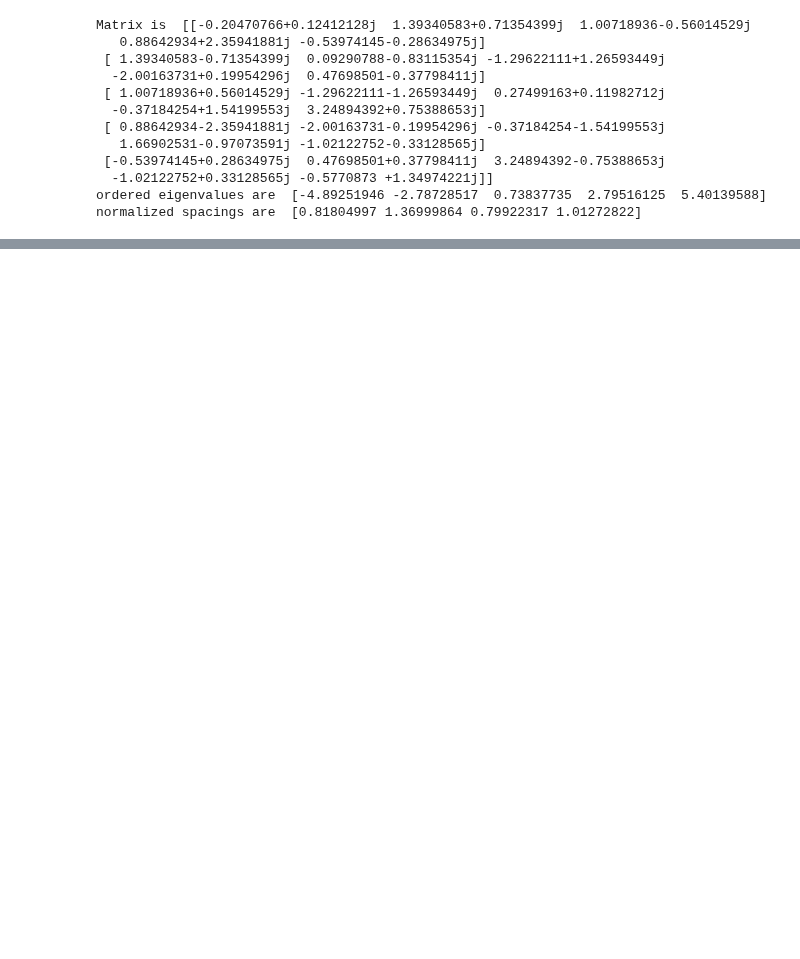
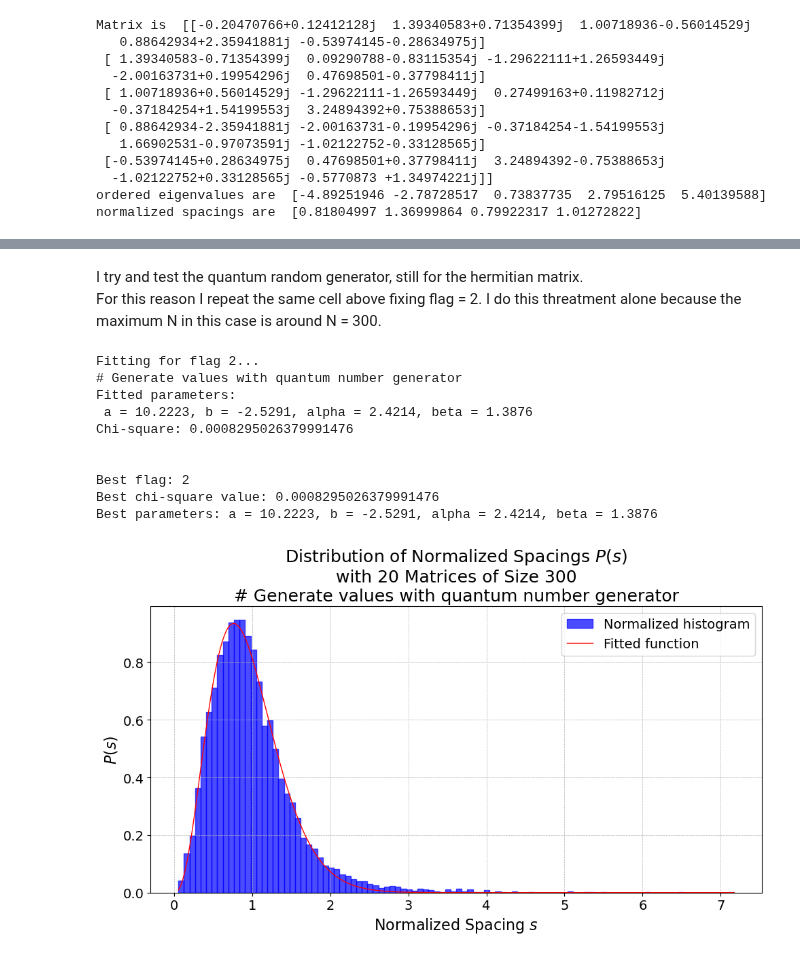
Before and after one commit to sdracia/QIC, a Jupyter notebook: 03_Assignement/hermitian_matr.ipynb, the cells around one changed output, grey strips where cells are left out. Drawn from its saved outputs; the diff is of its cells as text; code cells hidden in the pictures; blank space fills up the shorter version.

```diff
--- a/03_Assignement/hermitian_matr.ipynb
+++ b/03_Assignement/hermitian_matr.ipynb
@@ -239,0 +65,23 @@ normalized spacings are  [0.81804997 1.36999864 0.79922317 1.01272822]
+# %% [markdown]
+I try and test the quantum random generator, still for the hermitian matrix. <br>
+For this reason I repeat the same cell above fixing flag = 2. I do this threatment alone because the maximum N in this case is around N = 300.
+# %%
+N = 300  # Size of each matrix
+num_matrices = 20  # Number of random matrices to accumulate data
+N_bins = 100
+flag = np.array([2]) # Quantum Random Generator
+type = "hermitian"
+
+best_flag, best_chi_square, a_best, b_best, alpha_best, beta_best = ft.results(N,num_matrices, N_bins, flag, type)
+# %% [output]
+Fitting for flag 2...
+# Generate values with quantum number generator
+Fitted parameters:
+ a = 10.2223, b = -2.5291, alpha = 2.4214, beta = 1.3876
+Chi-square: 0.0008295026379991476
+
+
+Best flag: 2
+Best chi-square value: 0.0008295026379991476
+Best parameters: a = 10.2223, b = -2.5291, alpha = 2.4214, beta = 1.3876
+[figure, added]
```
Also changed, not shown: parts of 16 cells of this notebook, 17 other files.
